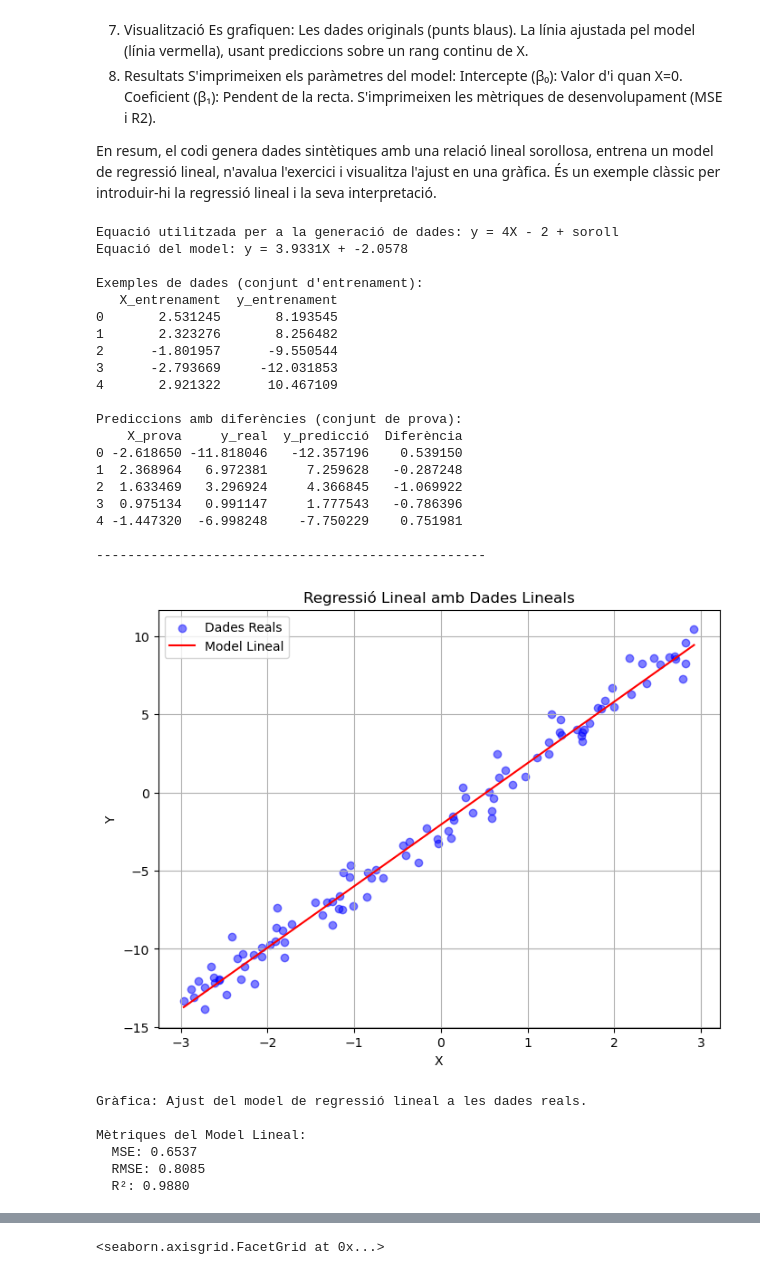
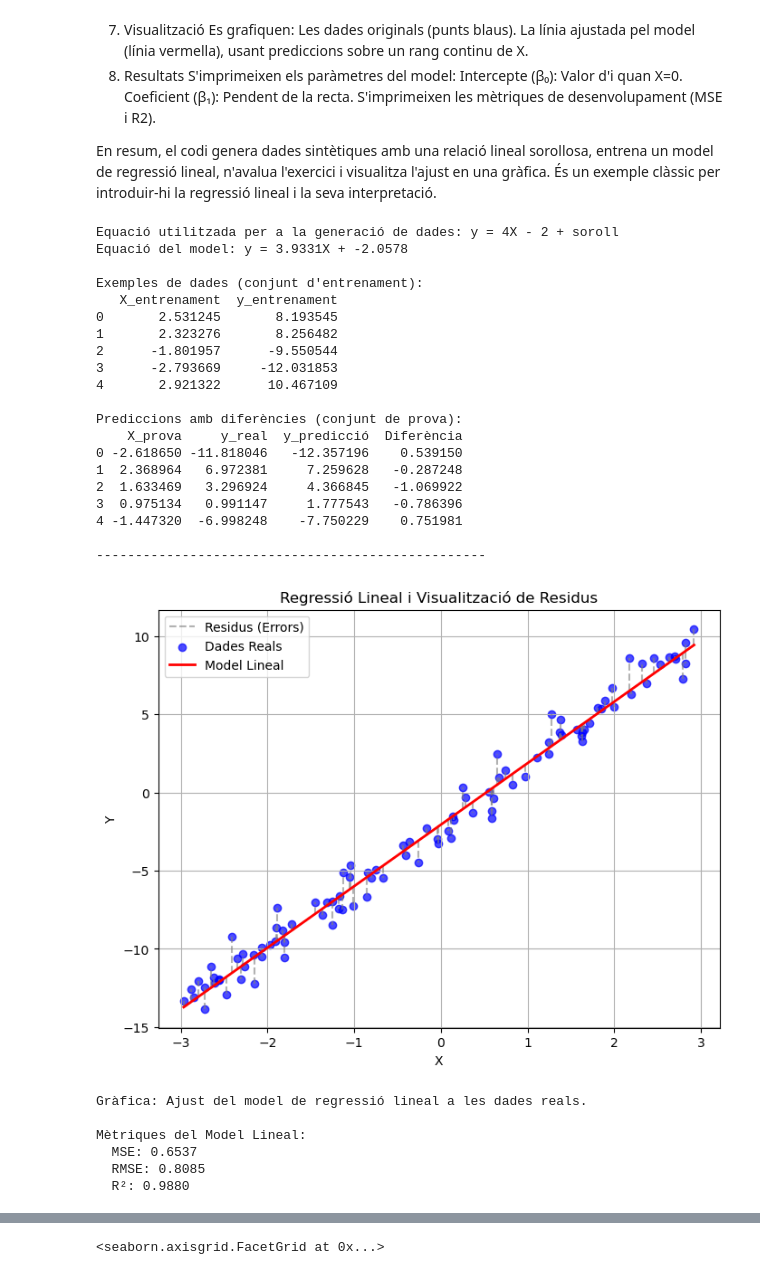
Before and after one commit to xxjcaxx/Disseny-i-avaluacio-de-models, a Jupyter notebook: apunts/documents/regressió.ipynb, the cells around one changed output, grey strips where cells are left out. Drawn from its saved outputs; the diff is of its cells as text; code cells hidden in the pictures.

```diff
--- a/apunts/documents/regressió.ipynb
+++ b/apunts/documents/regressió.ipynb
@@ -463,47 +464,57 @@ print("\n" + "-" * 50 + "\n")
 
 # Visualitzar les dades reals i la línia ajustada del model
 plt.figure(figsize=(8, 6))  # Crear una figura amb una grandària específica
-plt.scatter(X, y, color='blue', alpha=0.5, label="Dades Reals")  # Graficar els punts de dades originals
-X_range = np.linspace(X.min(), X.max(), 100).reshape(-1, 1)  # Crear un rang continu de valors X
-y_range_pred = model.predict(X_range)  # Preveure valors de Y per al rang continu de X
-plt.plot(X_range, y_range_pred, color="red", label="Model Lineal")  # Graficar la línia del model
-plt.title("Regressió Lineal amb Dades Lineals")  # Títol del gràfic
-plt.xlabel("X")  # Etiqueta de l'eix X
-plt.ylabel("Y")  # Etiqueta de l'eix Y
-plt.legend()  # Mostrar la llegenda
-plt.grid()  # Afegir una quadrícula
-plt.show()  # Mostrar el gràfic
+
+# 1. Pintar les línies verticals dels residus (errors) PRIMER,
+# perquè queden a sota dels punts i la línia i quedi més estètic
+y_pred_points = model.predict(X.reshape(-1, 1))
+plt.vlines(x=X, ymin=y_pred_points, ymax=y, color='gray', linestyle='--', alpha=0.6, label="Residus (Errors)")
+
+# 2. Graficar els punts de dades originals
+plt.scatter(X, y, color='blue', alpha=0.7, label="Dades Reals")
+
+# 3. Graficar la línia del model
+X_range = np.linspace(X.min(), X.max(), 100).reshape(-1, 1)
+y_range_pred = model.predict(X_range)
+plt.plot(X_range, y_range_pred, color="red", linewidth=2, label="Model Lineal")
+
+plt.title("Regressió Lineal i Visualització de Residus")
+plt.xlabel("X")
+plt.ylabel("Y")
+plt.legend()
+plt.grid(True)
+plt.show()
 
 # Afegir un títol per a presentar el contingut de la gràfica
 print("Gràfica: Ajust del model de regressió lineal a les dades reals.")
 
 # Mostrar mètriques de rendiment del model
 print("\nMètriques del Model Lineal:")
 print(f"  MSE: {mse:.4f}")  # Imprimir l'MSE amb 4 decimals
 print(f"  RMSE: {rmse:.4f}")  # Imprimir l'RMSE amb 4 decimals
 print(f"  R²: {r2:.4f}")  # Imprimir l'R² amb 4 decimals
 # %% [output]
 Equació utilitzada per a la generació de dades: y = 4X - 2 + soroll
 Equació del model: y = 3.9331X + -2.0578
 
 Exemples de dades (conjunt d'entrenament):
    X_entrenament  y_entrenament
 0       2.531245       8.193545
 1       2.323276       8.256482
 2      -1.801957      -9.550544
 3      -2.793669     -12.031853
 4       2.921322      10.467109
 
 Prediccions amb diferències (conjunt de prova):
     X_prova     y_real  y_predicció  Diferència
 0 -2.618650 -11.818046   -12.357196    0.539150
 1  2.368964   6.972381     7.259628   -0.287248
 2  1.633469   3.296924     4.366845   -1.069922
 3  0.975134   0.991147     1.777543   -0.786396
 4 -1.447320  -6.998248    -7.750229    0.751981
 
 --------------------------------------------------
-[figure, old version]
+[figure, new version]
 Gràfica: Ajust del model de regressió lineal a les dades reals.
 
 Mètriques del Model Lineal:
```
Also changed, not shown: parts of 3 cells of this notebook, 5 other files.
